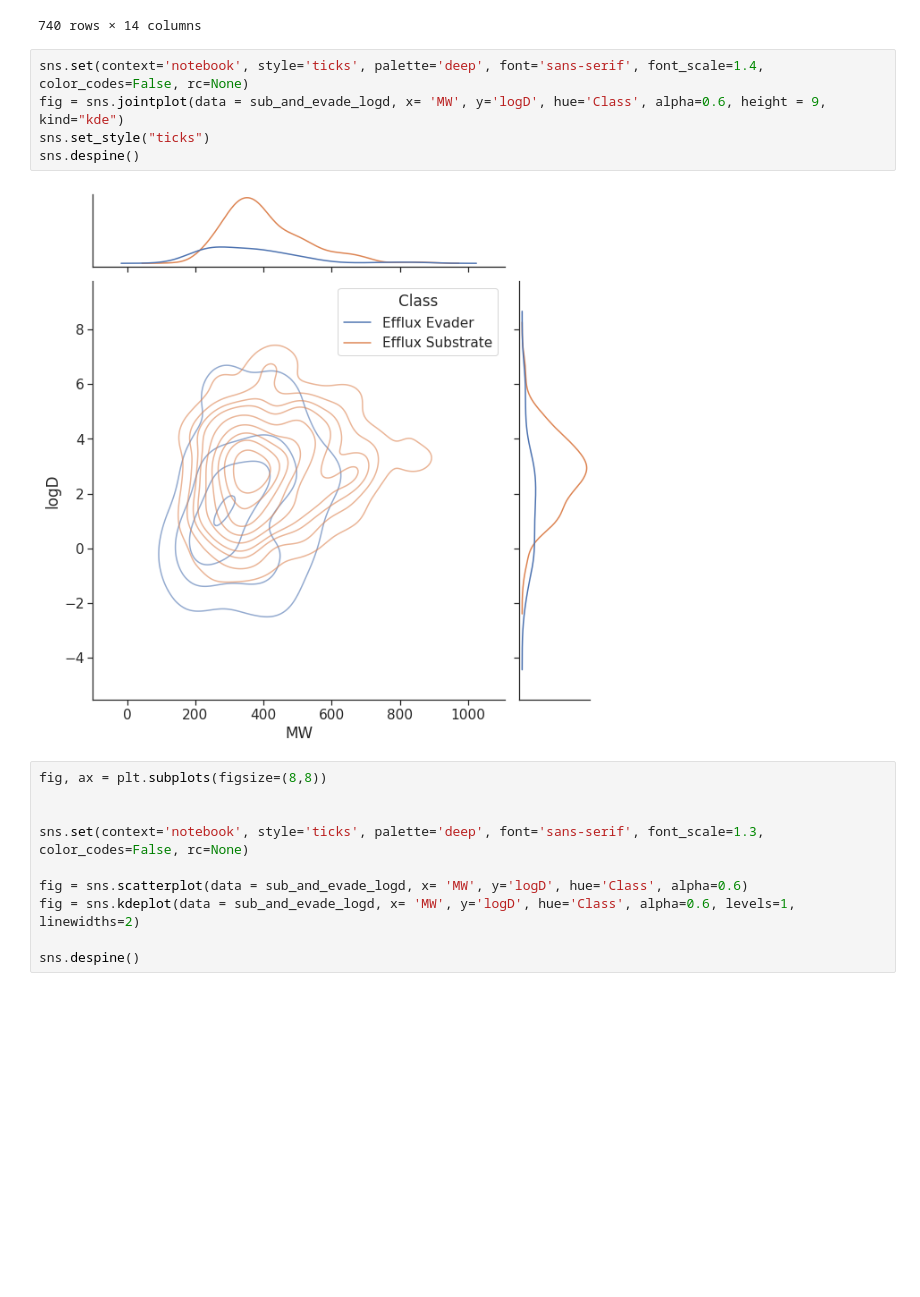
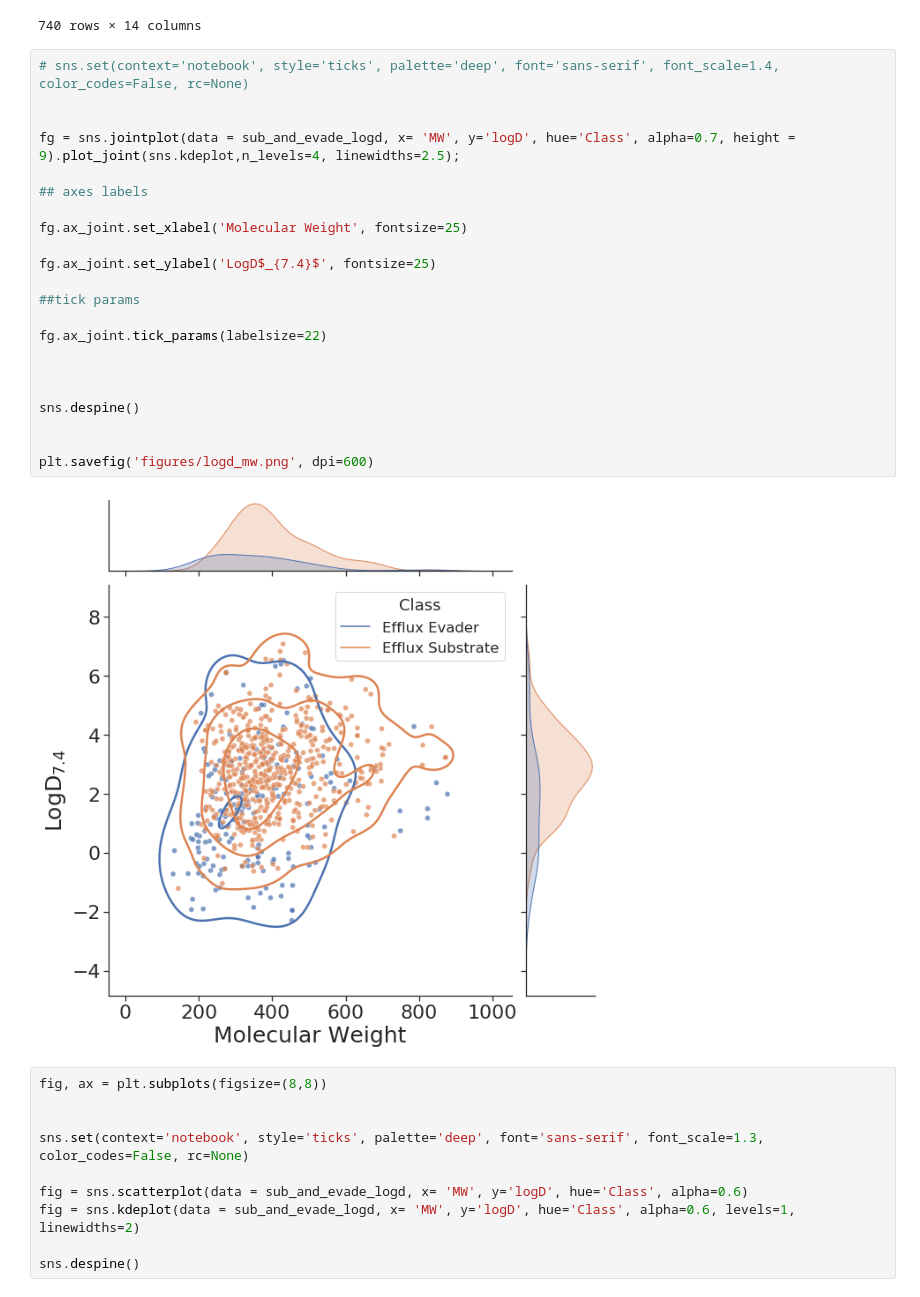
Before and after one commit to domgurvic/co_add_efflux, a Jupyter notebook: co_add/co_add_chaser.ipynb, the cells around one changed output. Drawn from its saved outputs; the diff is of its cells as text; blank space fills up the shorter version.

```diff
--- a/co_add/co_add_chaser.ipynb
+++ b/co_add/co_add_chaser.ipynb
@@ -857,12 +841,29 @@ sub_and_evade_logd
 | 739 | 739 | COc1cc([C@@H]2c3cc4c(cc3[C@@H](OC... | 1.052 | 2.1080 | 1.28600 | 5.984 | 1.28600 | 656.7 | 3 | 13 | ... |
 740 rows × 14 columns
 # %%
-sns.set(context='notebook', style='ticks', palette='deep', font='sans-serif', font_scale=1.4, color_codes=False, rc=None)
-fig = sns.jointplot(data = sub_and_evade_logd, x= 'MW', y='logD', hue='Class', alpha=0.6, height = 9, kind="kde")
-sns.set_style("ticks")
+# sns.set(context='notebook', style='ticks', palette='deep', font='sans-serif', font_scale=1.4, color_codes=False, rc=None)
+
+
+fg = sns.jointplot(data = sub_and_evade_logd, x= 'MW', y='logD', hue='Class', alpha=0.7, height = 9).plot_joint(sns.kdeplot,n_levels=4, linewidths=2.5);
+
+## axes labels
+
+fg.ax_joint.set_xlabel('Molecular Weight', fontsize=25)
+
+fg.ax_joint.set_ylabel('LogD$_{7.4}$', fontsize=25)
+
+##tick params
+
+fg.ax_joint.tick_params(labelsize=22)
+
+
+
 sns.despine()
+
+
+plt.savefig('figures/logd_mw.png', dpi=600)
 # %% [output]
-[figure, old version]
+[figure, new version]
 # %%
 fig, ax = plt.subplots(figsize=(8,8))
 
```
Also changed, not shown: parts of 4 cells of this notebook, 1 other file.
